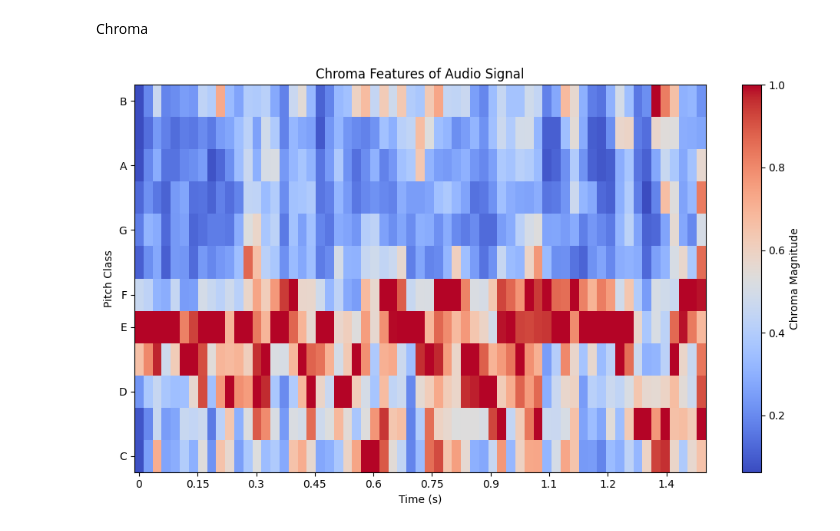
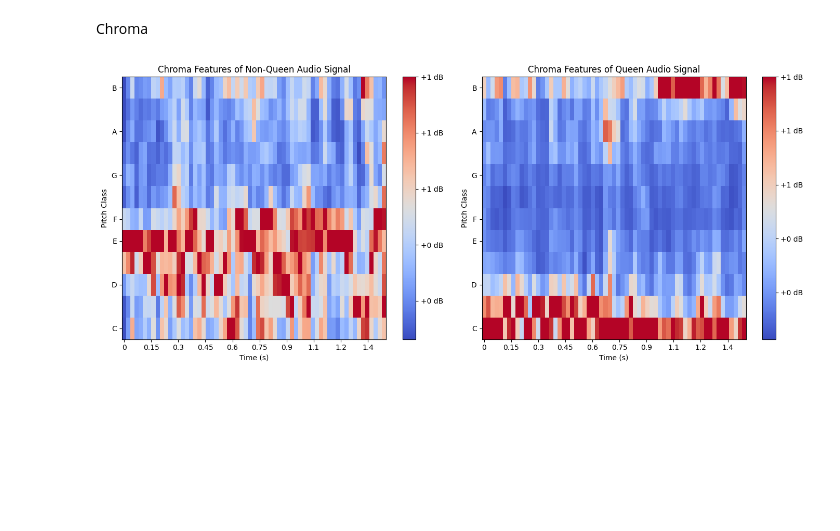
Before and after one commit to dinhgia2106/Queenless-SoundData, a Jupyter notebook: Feature_Extraction/feature_extraction.ipynb, the cells around one changed output. Cells and saved outputs as stored; diff of their text form; code cells hidden in the pictures; blank space fills up the shorter version.

```diff
--- a/Feature_Extraction/feature_extraction.ipynb
+++ b/Feature_Extraction/feature_extraction.ipynb
@@ -448,40 +448,56 @@ import numpy as np
 import librosa
 import librosa.display
 import matplotlib.pyplot as plt
+
+audio_path_nonqueen = 'E:\\Queenless\\20k_audio_splitted_dataset\\test\\NonQueen\\queenless_1.wav'
+audio_path_queen    = 'E:\\Queenless\\20k_audio_splitted_dataset\\test\\Queen\\queen_1.wav'
 
 def chroma_features(x, sr, n_fft=2048, hop_length=512, n_chroma=12):
     """
     Tính toán đặc trưng Chroma của tín hiệu x.
 
     Args:
     - x: Tín hiệu âm thanh đầu vào (mảng numpy)
     - sr: Tỷ lệ lấy mẫu (sampling rate)
     - n_fft: Kích thước cửa sổ FFT
     - hop_length: Bước nhảy (hop size) cho FFT
     - n_chroma: Số lượng lớp âm (pitch classes), thường là 12 (C, C#, D, D#, E, F, F#, G, G#, A, A#, B)
 
     Returns:
     - chroma: Mảng Chroma của tín hiệu âm thanh
     """
     # Tính toán STFT (Short-Time Fourier Transform)
     D = np.abs(librosa.stft(x, n_fft=n_fft, hop_length=hop_length))**2
 
     # Tính toán đặc trưng Chroma
     chroma = librosa.feature.chroma_stft(S=D, sr=sr, n_chroma=n_chroma)
 
     return chroma
 
-signal, rate = librosa.load(audio_path, sr=None)  # sr=None để giữ nguyên tần số lấy mẫu
+# Tải tín hiệu âm thanh cho NonQueen và Queen
+signal_nonqueen, rate_nonqueen = librosa.load(audio_path_nonqueen, sr=None)
+signal_queen, rate_queen       = librosa.load(audio_path_queen, sr=None)
 
-chroma = chroma_features(signal, rate)
+# Tính toán đặc trưng Chroma cho từng tín hiệu
+chroma_nonqueen = chroma_features(signal_nonqueen, rate_nonqueen)
+chroma_queen    = chroma_features(signal_queen, rate_queen)
 
-plt.figure(figsize=(10, 6))
-librosa.display.specshow(chroma, x_axis='time', y_axis='chroma', cmap='coolwarm')
-plt.colorbar(label='Chroma Magnitude')
-plt.title('Chroma Features of Audio Signal')
-plt.xlabel('Time (s)')
-plt.ylabel('Pitch Class')
+# Vẽ biểu đồ Chroma cho cả hai tín hiệu theo dạng side-by-side
+fig, (ax1, ax2) = plt.subplots(1, 2, figsize=(14, 6))
+
+img1 = librosa.display.specshow(chroma_nonqueen, x_axis='time', y_axis='chroma', cmap='coolwarm', ax=ax1)
+fig.colorbar(img1, ax=ax1, format="%+2.f dB")
+ax1.set_title("Chroma Features of Non-Queen Audio Signal")
+ax1.set_xlabel("Time (s)")
+ax1.set_ylabel("Pitch Class")
+
+img2 = librosa.display.specshow(chroma_queen, x_axis='time', y_axis='chroma', cmap='coolwarm', ax=ax2)
+fig.colorbar(img2, ax=ax2, format="%+2.f dB")
+ax2.set_title("Chroma Features of Queen Audio Signal")
+ax2.set_xlabel("Time (s)")
+ax2.set_ylabel("Pitch Class")
+
 plt.tight_layout()
 plt.show()
 # %% [output]
-[figure, old version]
+[figure, new version]
```
